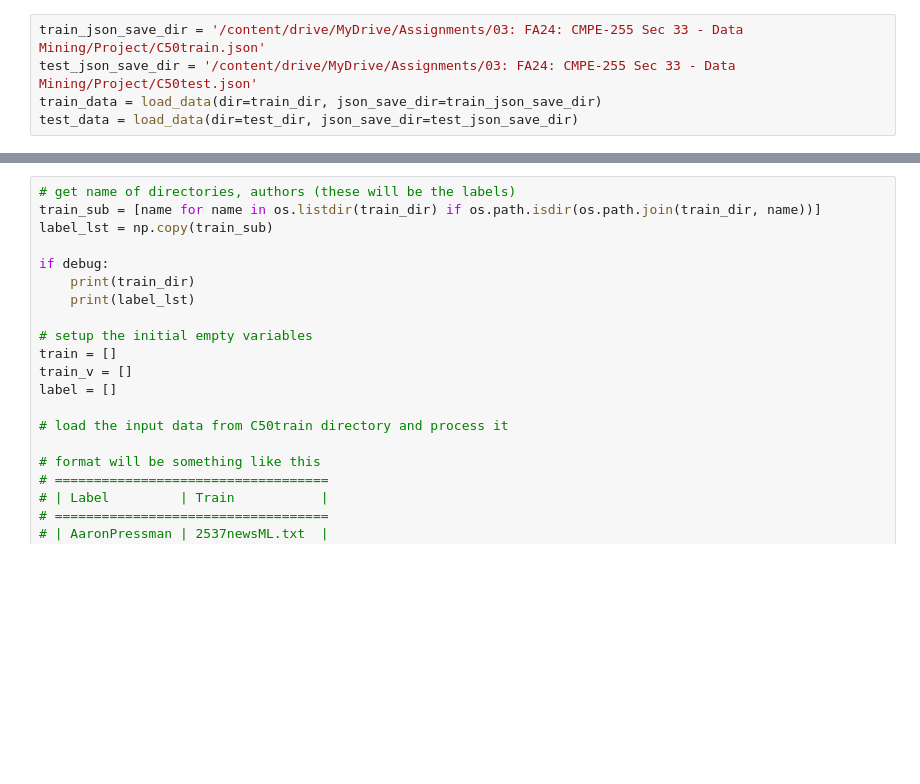
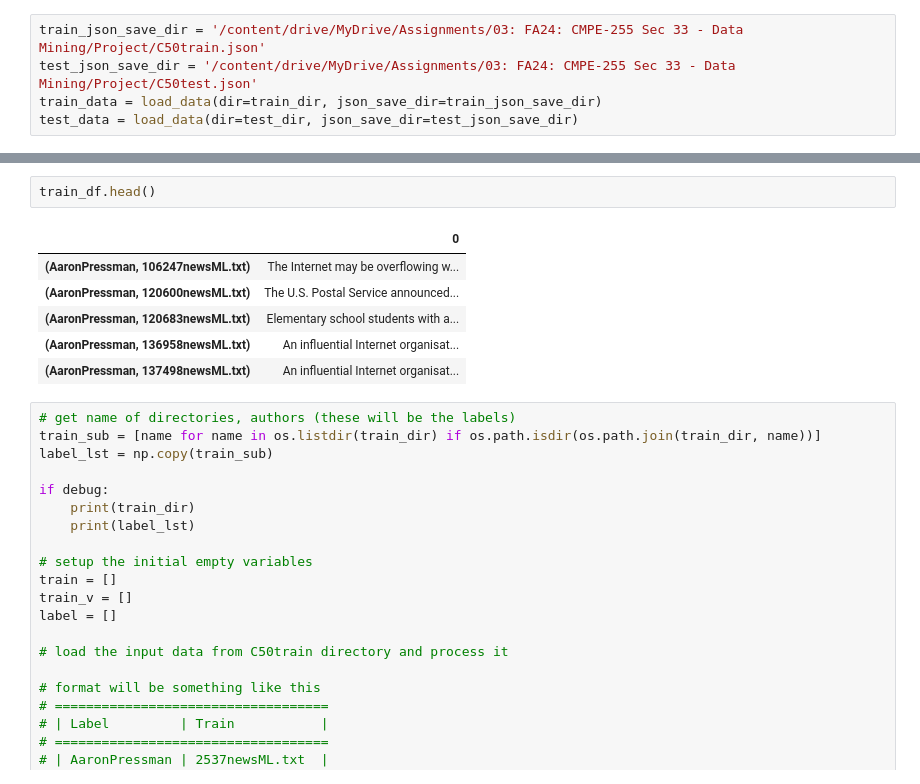
Before and after one commit to Vincent-G-Van/cmpe255-project, a Jupyter notebook: Baseline/Program_Baseline_Shabab.ipynb, the cells around one changed output, grey strips where cells are left out. Drawn from its saved outputs; the diff is of its cells as text; blank space fills up the shorter version.

```diff
--- a/Baseline/Program_Baseline_Shabab.ipynb
+++ b/Baseline/Program_Baseline_Shabab.ipynb
@@ -75,3 +106,12 @@ test_data = load_data(dir=test_dir, json_save_dir=test_json_save_dir)
+# %%
+train_df.head()
+# %% [output]
+|  | 0 |
+| (AaronPressman, 106247newsML.txt) | The Internet may be overflowing w... |
+| (AaronPressman, 120600newsML.txt) | The U.S. Postal Service announced... |
+| (AaronPressman, 120683newsML.txt) | Elementary school students with a... |
+| (AaronPressman, 136958newsML.txt) | An influential Internet organisat... |
+| (AaronPressman, 137498newsML.txt) | An influential Internet organisat... |
 # %%
 # get name of directories, authors (these will be the labels)
 train_sub = [name for name in os.listdir(train_dir) if os.path.isdir(os.path.join(train_dir, name))]
```
Also changed, not shown: parts of 4 cells of this notebook.
